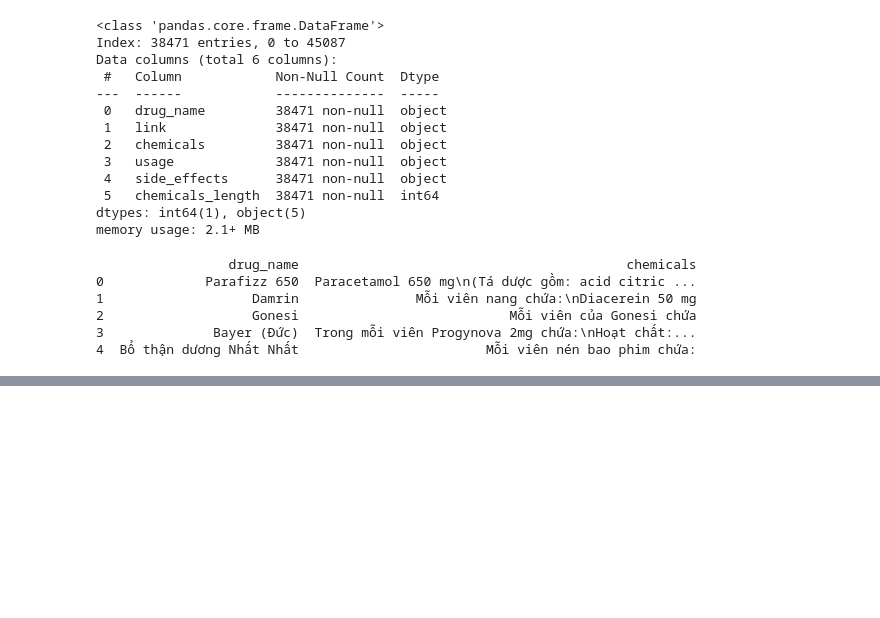
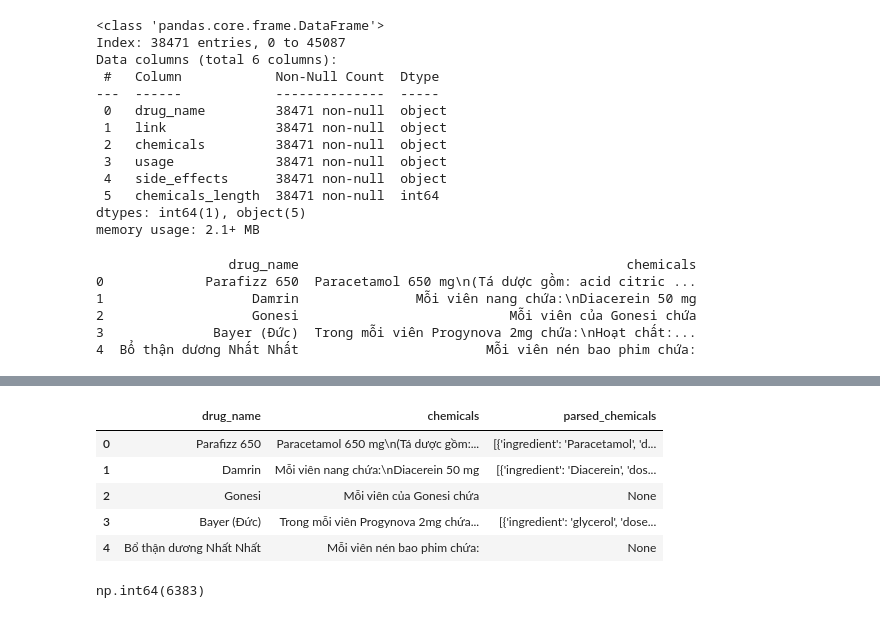
Before and after one commit to baoyenbui/drug-indexer-build, a Jupyter notebook: notebooks/check.ipynb, the cells around one changed output, grey strips where cells are left out. Saved outputs shown, nothing was run; the diff lists cells and outputs as text; code cells hidden in the pictures; blank space fills up the shorter version.

```diff
--- a/notebooks/check.ipynb
+++ b/notebooks/check.ipynb
@@ -422,4 +501,69 @@ sub_df.head(50)
-# %%
-sub_df['parsed_chemicals'] = sub_df['parsed_chemicals'].apply(
-    lambda x: None if isinstance(x, list) and len(x) == 0 else x
-)
+# %%
+def standardize_and_deduplicate(results):
+    """
+    Combined standardization and deduplication with null filtering.
+
+    Args:
+        results (List[Dict]): Raw extraction results
+
+    Returns:
+        List[Dict] or None: Valid results or None if all entries are invalid
+    """
+    if not results:
+        return None
+
+    standardized_results = []
+    for result in results:
+        ingredient = result.get('ingredient', '')
+        dose = result.get('dose')
+
+        clean_ingredient = None if not ingredient or str(ingredient).strip() == '' else str(ingredient).strip()
+        clean_dose = None if not dose or str(dose).strip() == '' else dose
+
+        if clean_ingredient is not None or clean_dose is not None:
+            standardized_results.append({
+                'ingredient': clean_ingredient,
+                'dose': clean_dose
+            })
+
+    if not standardized_results:
+        return None
+
+    seen = {}
+    final_results = []
+
+    for item in standardized_results:
+        ingredient = item.get('ingredient')
+        dose = item.get('dose')
+
+        ingredient_key = (ingredient or '').lower()
+
+        if ingredient_key in seen:
+            if dose is not None and seen[ingredient_key]['dose'] is None:
+                seen[ingredient_key] = item
+        else:
+            seen[ingredient_key] = item
+
+    for item in seen.values():
+        if item['ingredient'] is not None or item['dose'] is not None:
+            final_results.append(item)
+
+    return final_results if final_results else None
+
+sub_df['parsed_chemicals'] = sub_df.apply(
+    lambda row: standardize_and_deduplicate(row['parsed_chemicals']),
+    axis=1
+)
+
+sub_df.head()
+# %% [output]
+|  | drug_name | chemicals | parsed_chemicals |
+| 0 | Parafizz 650 | Paracetamol 650 mg\n(Tá dược gồm:... | [{'ingredient': 'Paracetamol', 'd... |
+| 1 | Damrin | Mỗi viên nang chứa:\nDiacerein 50 mg | [{'ingredient': 'Diacerein', 'dos... |
+| 2 | Gonesi | Mỗi viên của Gonesi chứa | None |
+| 3 | Bayer (Đức) | Trong mỗi viên Progynova 2mg chứa... | [{'ingredient': 'glycerol', 'dose... |
+| 4 | Bổ thận dương Nhất Nhất | Mỗi viên nén bao phim chứa: | None |
+# %%
+sub_df['parsed_chemicals'].isnull().sum()
+# %% [output]
+np.int64(6383)
```
Also changed, not shown: parts of 10 cells of this notebook.
